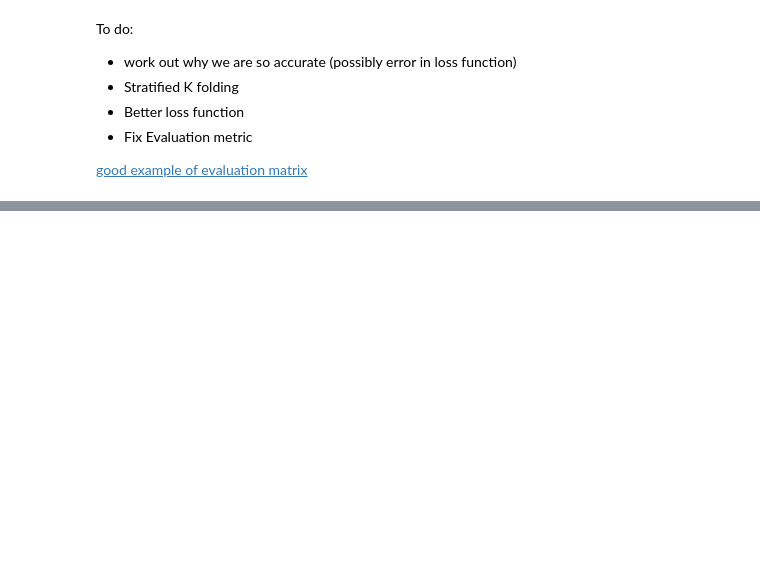
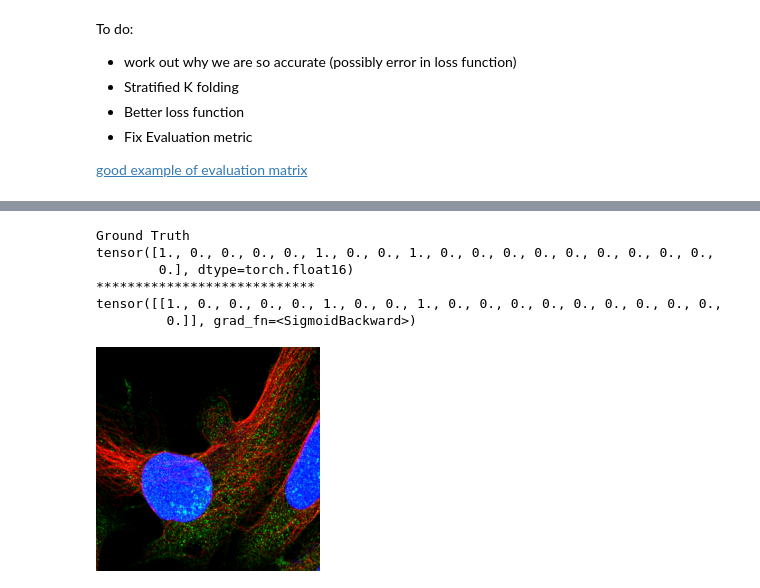
Before and after one commit to trainandgain/HPA-Single-Cell-Classification, a Jupyter notebook: notebooks/resnet_50_4_channel_multi_binary_cross_entropy_logit.ipynb, the cells around one changed output, grey strips where cells are left out. Cells and saved outputs as stored; diff of their text form; code cells hidden in the pictures; blank space fills up the shorter version.

```diff
--- a/notebooks/resnet_50_4_channel_multi_binary_cross_entropy_logit.ipynb
+++ b/notebooks/resnet_50_4_channel_multi_binary_cross_entropy_logit.ipynb
@@ -730,0 +817,10 @@ tensor([[0.4159, 0.2422, 0.6126, 0.3857, 0.4564, 0.4889, 0.4692, 0.5881, 0.5728,
+# %%
+random_view()
+# %% [output]
+Ground Truth
+tensor([1., 0., 0., 0., 0., 1., 0., 0., 1., 0., 0., 0., 0., 0., 0., 0., 0., 0.,
+        0.], dtype=torch.float16)
+****************************
+tensor([[1., 0., 0., 0., 0., 1., 0., 0., 1., 0., 0., 0., 0., 0., 0., 0., 0., 0.,
+         0.]], grad_fn=<SigmoidBackward>)
+[figure, added]
```
Also changed, not shown: parts of 18 cells of this notebook.
